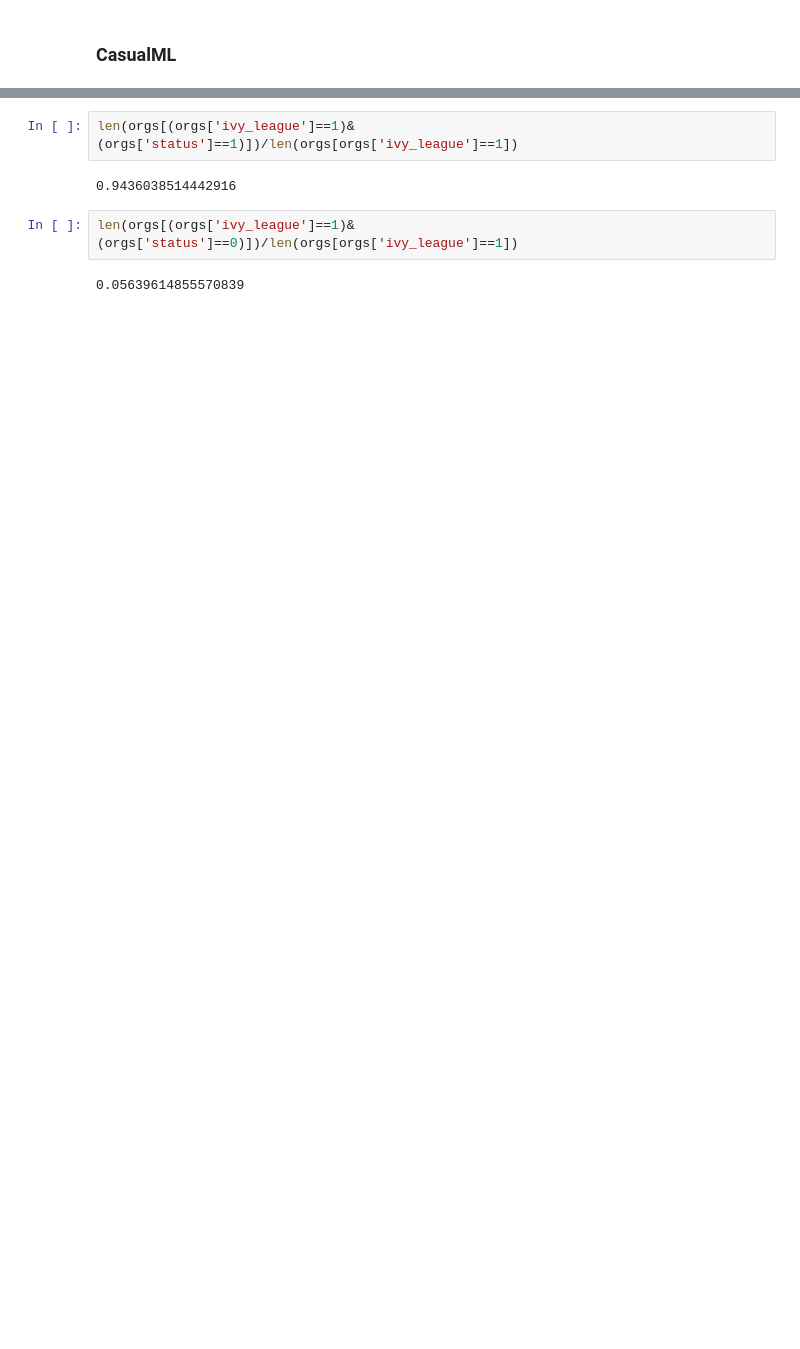
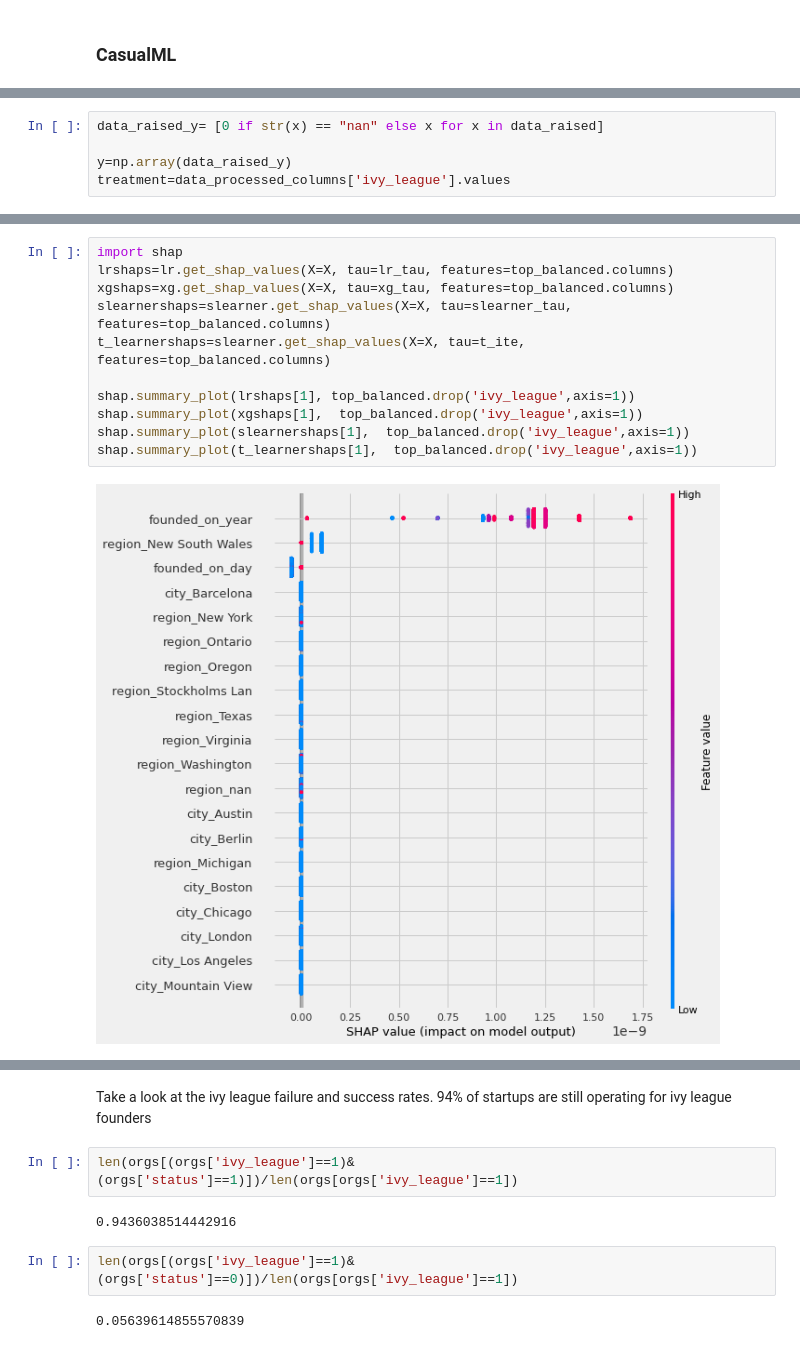
Before and after one commit to McGill-MMA-EnterpriseAnalytics/Crunchbase, a Jupyter notebook: CB.ipynb, the cells around one changed output, grey strips where cells are left out. Cells and saved outputs as stored; diff of their text form; blank space fills up the shorter version.

```diff
--- a/CB.ipynb
+++ b/CB.ipynb
@@ -612,0 +758,5 @@ print(ate_x, ate_x_lb, ate_x_ub)
+# %%
+data_raised_y= [0 if str(x) == "nan" else x for x in data_raised]
+
+y=np.array(data_raised_y)
+treatment=data_processed_columns['ivy_league'].values
@@ -612,0 +827,13 @@ print(ate_x, ate_x_lb, ate_x_ub)
+# %%
+import shap
+lrshaps=lr.get_shap_values(X=X, tau=lr_tau, features=top_balanced.columns)
+xgshaps=xg.get_shap_values(X=X, tau=xg_tau, features=top_balanced.columns)
+slearnershaps=slearner.get_shap_values(X=X, tau=slearner_tau, features=top_balanced.columns)
+t_learnershaps=slearner.get_shap_values(X=X, tau=t_ite, features=top_balanced.columns)
+
+shap.summary_plot(lrshaps[1], top_balanced.drop('ivy_league',axis=1))
+shap.summary_plot(xgshaps[1],  top_balanced.drop('ivy_league',axis=1))
+shap.summary_plot(slearnershaps[1],  top_balanced.drop('ivy_league',axis=1))
+shap.summary_plot(t_learnershaps[1],  top_balanced.drop('ivy_league',axis=1))
+# %% [output]
+[figure, added]
@@ -613,3 +843,5 @@ print(ate_x, ate_x_lb, ate_x_ub)
+# %% [markdown]
+Take a look at the ivy league failure and success rates. 94% of startups are still operating for ivy league founders
 # %%
 len(orgs[(orgs['ivy_league']==1)&(orgs['status']==1)])/len(orgs[orgs['ivy_league']==1])
 # %% [output]
```
Also changed, not shown: parts of 85 cells of this notebook, 4 other files.
